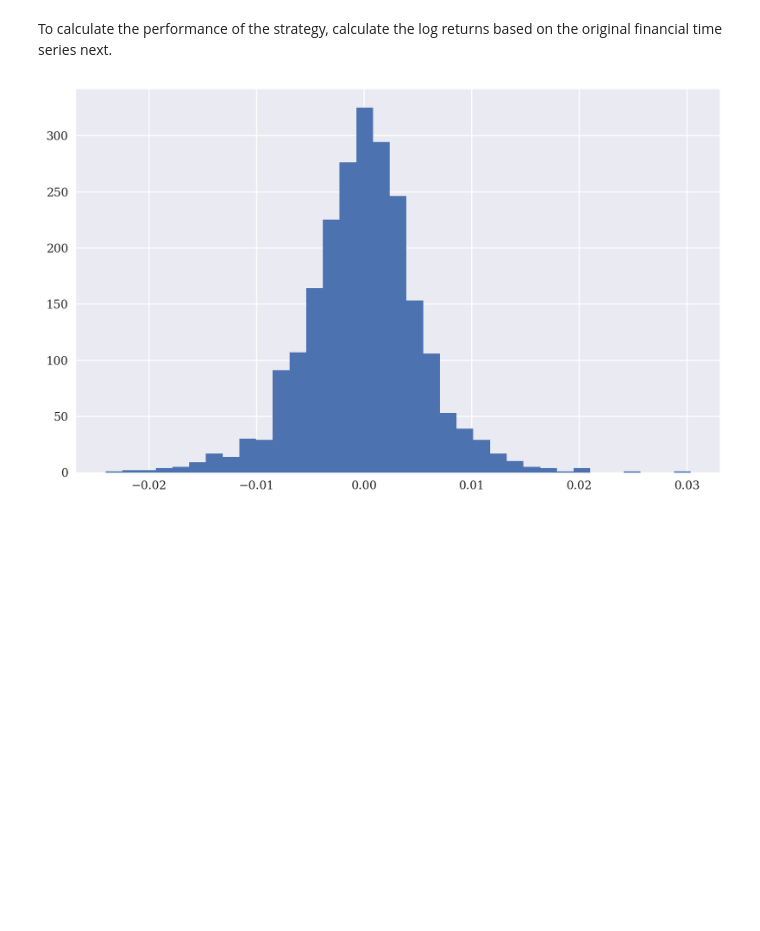
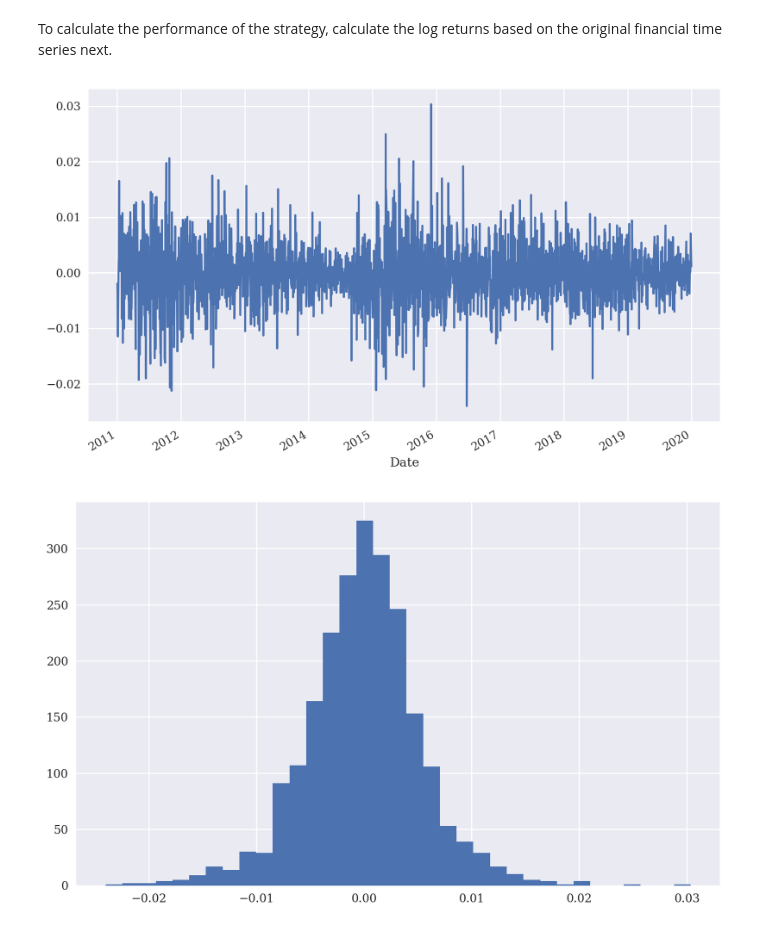
Before and after one commit to samawi/algo-python-template, a Jupyter notebook: ch04/04_pyalgo.ipynb, the cells around one changed output. Drawn from its saved outputs; the diff is of its cells as text; code cells hidden in the pictures; blank space fills up the shorter version.

```diff
--- a/ch04/04_pyalgo.ipynb
+++ b/ch04/04_pyalgo.ipynb
@@ -281,6 +291,11 @@ To calculate the performance of the strategy, calculate the log returns based on
 # %%
 # Calculates the log returns in vectorized fashion over the price colummn
 data['returns'] = np.log(data['price'] / data['price'].shift(1))
+# %%
+# plots the log returns over time
+data['returns'].plot(figsize=(10, 6));
+# %% [output]
+[figure, added]
 # %%
 # Plot the log returns as a histogram (frequency distribution)
 data['returns'].hist(bins=35, figsize=(10, 6));
```
Also changed, not shown: parts of 31 cells of this notebook.
